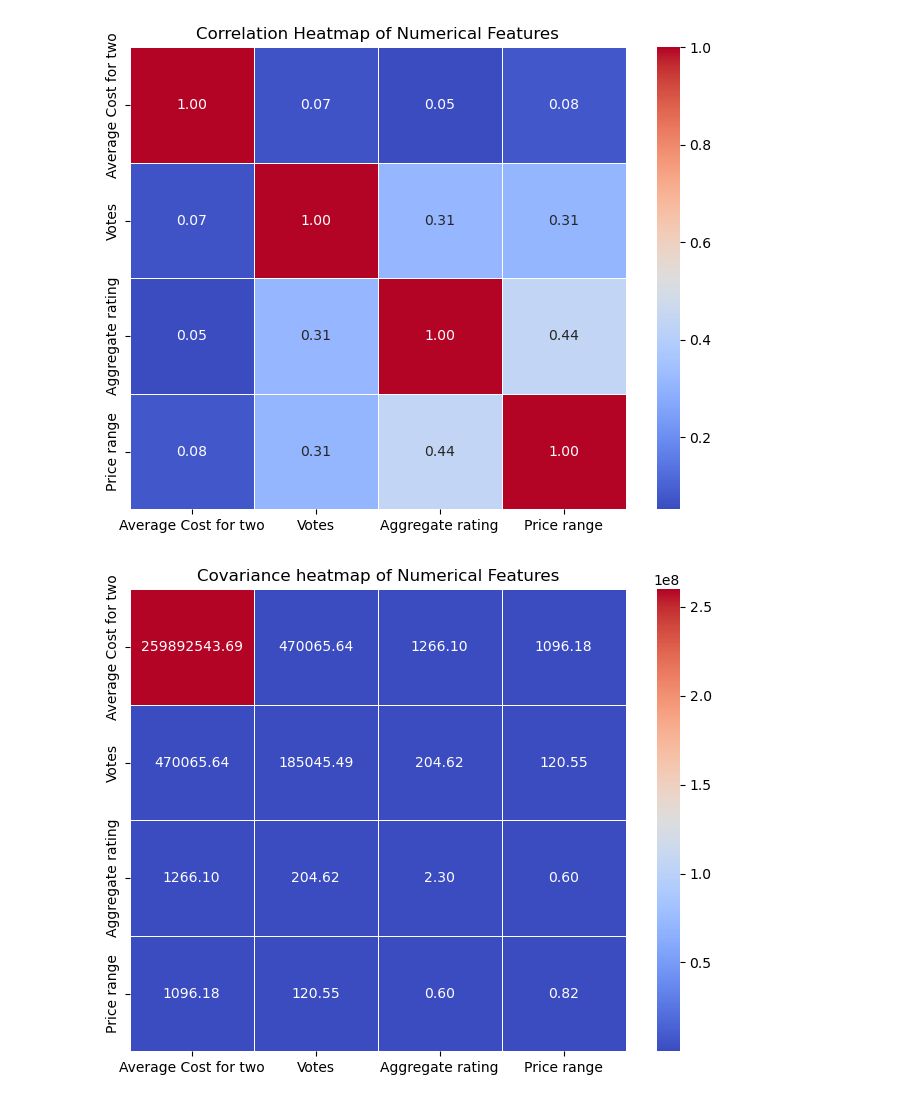
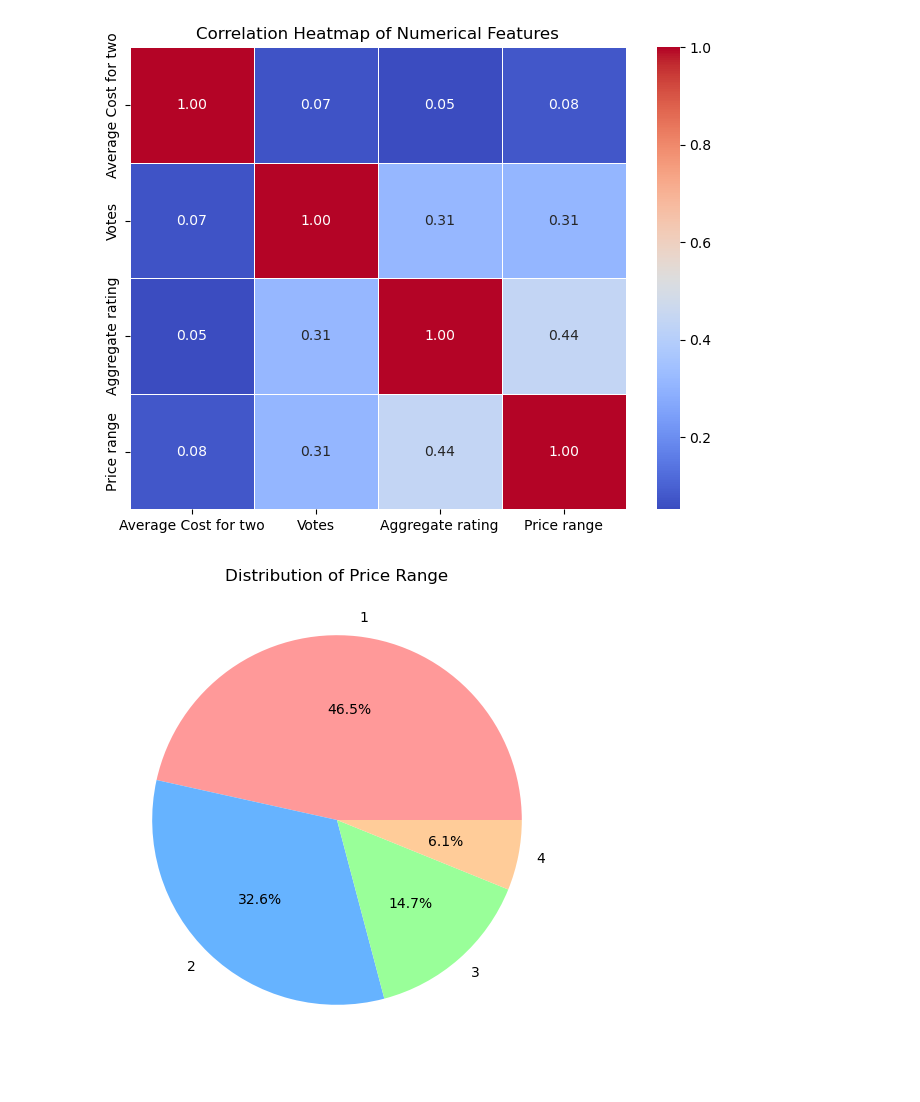
Before and after one commit to Rupal0912/restaurant-rating-prediction, a Jupyter notebook: Restaurant-Analysis/notebooks/restraunt_notebook.ipynb, the cells around one changed output. Cells and saved outputs as stored; diff of their text form; code cells hidden in the pictures.

```diff
--- a/Restaurant-Analysis/notebooks/restraunt_notebook.ipynb
+++ b/Restaurant-Analysis/notebooks/restraunt_notebook.ipynb
@@ -242,10 +253,14 @@ plt.title("Correlation Heatmap of Numerical Features")
 plt.show()
 # %% [output]
 [figure]
-# %%
-plt.figure(figsize=(8,6))
-sns.heatmap(cov, annot=True, cmap="coolwarm",linewidths=.5,fmt=".2f")
-plt.title("Covariance heatmap of Numerical Features")
-plt.show()
-# %% [output]
-[figure, removed]
+# %%
+# 4. Pie chart: Distribution of Price Range
+plt.figure(figsize=(6, 6))
+price_counts = df['Price range'].value_counts()
+plt.pie(price_counts, labels=price_counts.index, autopct='%1.1f%%',
+        colors=['#ff9999', '#66b3ff', '#99ff99', '#ffcc99'])  # 4 colors for 4 price ranges
+plt.title('Distribution of Price Range')
+plt.savefig('price_range_pie.png')
+plt.show()
+# %% [output]
+[figure, added]
```
Also changed, not shown: parts of 16 cells of this notebook, 8 other files.
